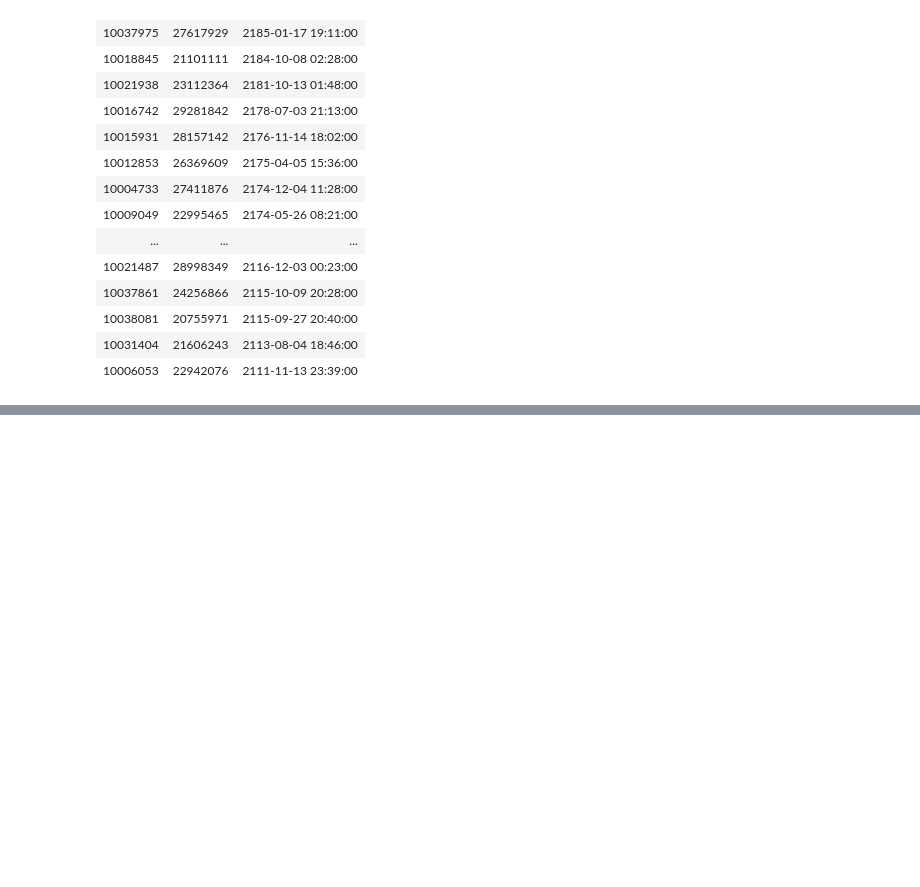
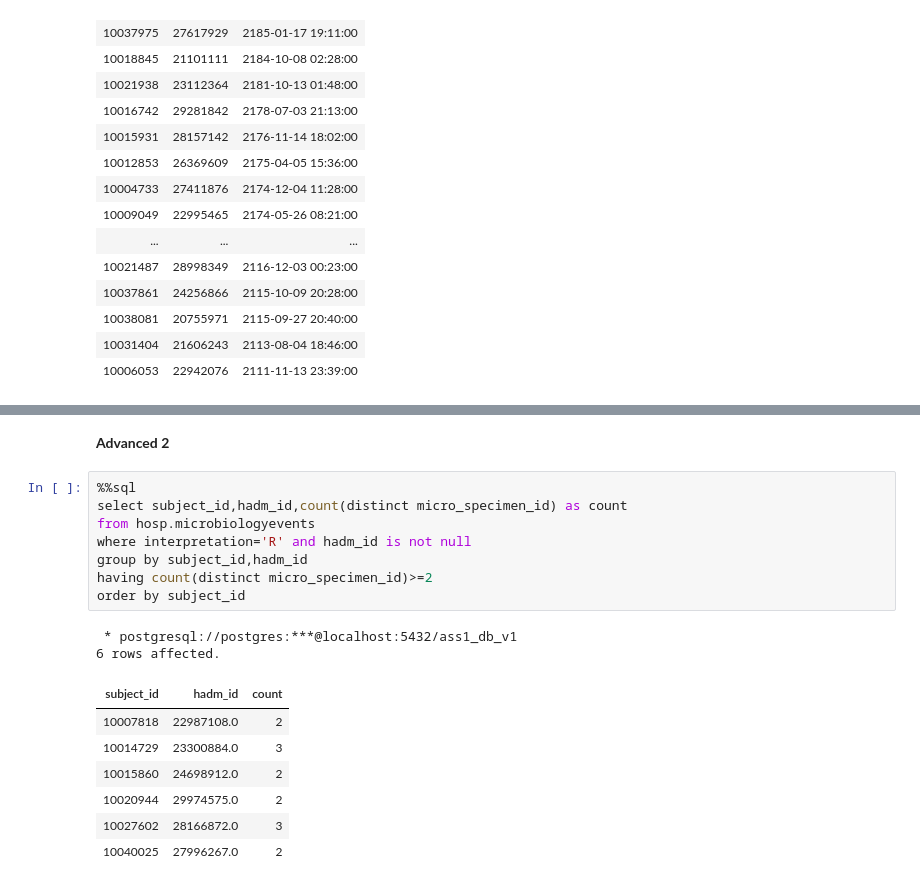
Before and after one commit to sarthak-panda/Sem6, a Jupyter notebook: COL362/Assignments/A1/rough.ipynb, the cells around one changed output, grey strips where cells are left out. Drawn from its saved outputs; the diff is of its cells as text; blank space fills up the shorter version.

```diff
--- a/COL362/Assignments/A1/rough.ipynb
+++ b/COL362/Assignments/A1/rough.ipynb
@@ -739,0 +937,20 @@ order by first_admittime desc
+# %% [markdown]
+**Advanced 2**
+# %%
+%%sql
+select subject_id,hadm_id,count(distinct micro_specimen_id) as count
+from hosp.microbiologyevents
+where interpretation='R' and hadm_id is not null
+group by subject_id,hadm_id
+having count(distinct micro_specimen_id)>=2
+order by subject_id
+# %% [output]
+ * postgresql://postgres:***@localhost:5432/ass1_db_v1
+6 rows affected.
+| subject_id | hadm_id | count |
+| 10007818 | 22987108.0 | 2 |
+| 10014729 | 23300884.0 | 3 |
+| 10015860 | 24698912.0 | 2 |
+| 10020944 | 29974575.0 | 2 |
+| 10027602 | 28166872.0 | 3 |
+| 10040025 | 27996267.0 | 2 |
```
Also changed, not shown: parts of 10 cells of this notebook.
